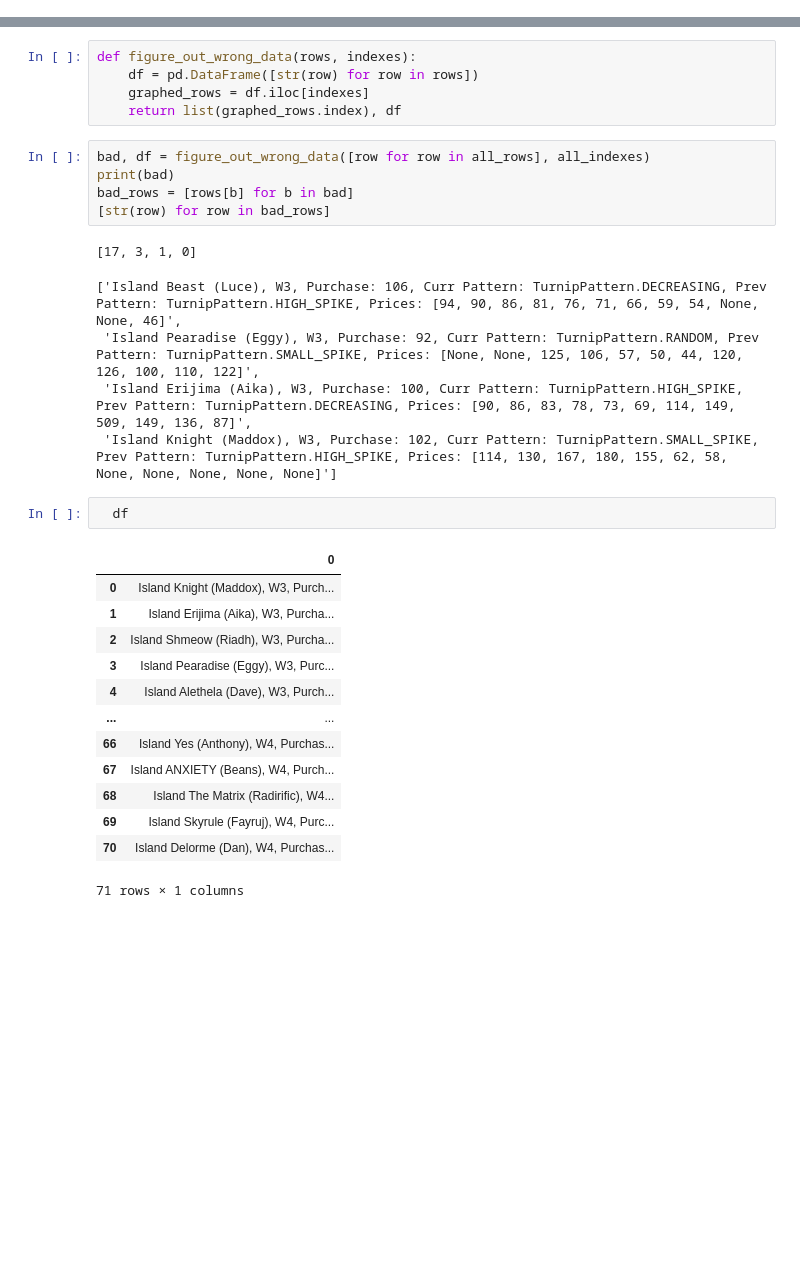
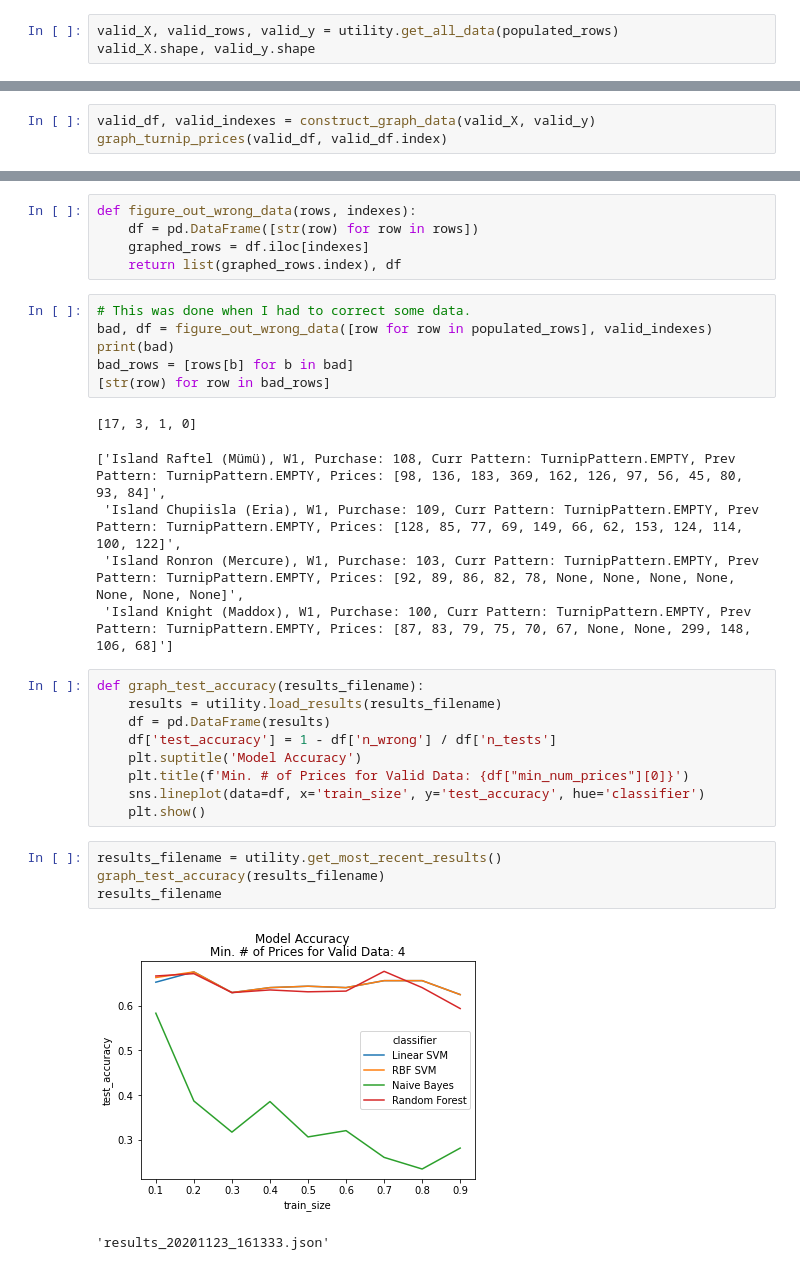
Before and after one commit to Duke02/AnimalCrossing_CS588, a Jupyter notebook: Plotter.ipynb, the cells around one changed output, grey strips where cells are left out. Drawn from its saved outputs; the diff is of its cells as text; blank space fills up the shorter version.

Commit message:
GOT ALL GRAPHS DONE

```diff
--- a/Plotter.ipynb
+++ b/Plotter.ipynb
@@ -16,0 +16,3 @@ all_X.shape, all_y.shape
+# %%
+valid_X, valid_rows, valid_y = utility.get_all_data(populated_rows)
+valid_X.shape, valid_y.shape
@@ -62,0 +59,3 @@ graph_turnip_prices(all_df, all_df.index)
+# %%
+valid_df, valid_indexes = construct_graph_data(valid_X, valid_y)
+graph_turnip_prices(valid_df, valid_df.index)
@@ -66,29 +70,30 @@ def figure_out_wrong_data(rows, indexes):
     graphed_rows = df.iloc[indexes]
     return list(graphed_rows.index), df
 # %%
-bad, df = figure_out_wrong_data([row for row in all_rows], all_indexes)
+# This was done when I had to correct some data.
+bad, df = figure_out_wrong_data([row for row in populated_rows], valid_indexes)
 print(bad)
 bad_rows = [rows[b] for b in bad]
 [str(row) for row in bad_rows]
 # %% [output]
 [17, 3, 1, 0]
-['Island Beast (Luce), W3, Purchase: 106, Curr Pattern: TurnipPattern.DECREASING, Prev Pattern: TurnipPattern.HIGH_SPIKE, Prices: [94, 90, 86, 81, 76, 71, 66, 59, 54, None, None, 46]',
- 'Island Pearadise (Eggy), W3, Purchase: 92, Curr Pattern: TurnipPattern.RANDOM, Prev Pattern: TurnipPattern.SMALL_SPIKE, Prices: [None, None, 125, 106, 57, 50, 44, 120, 126, 100, 110, 122]',
- 'Island Erijima (Aika), W3, Purchase: 100, Curr Pattern: TurnipPattern.HIGH_SPIKE, Prev Pattern: TurnipPattern.DECREASING, Prices: [90, 86, 83, 78, 73, 69, 114, 149, 509, 149, 136, 87]',
- 'Island Knight (Maddox), W3, Purchase: 102, Curr Pattern: TurnipPattern.SMALL_SPIKE, Prev Pattern: TurnipPattern.HIGH_SPIKE, Prices: [114, 130, 167, 180, 155, 62, 58, None, None, None, None, None]']
+['Island Raftel (Mümü), W1, Purchase: 108, Curr Pattern: TurnipPattern.EMPTY, Prev Pattern: TurnipPattern.EMPTY, Prices: [98, 136, 183, 369, 162, 126, 97, 56, 45, 80, 93, 84]',
+ 'Island Chupiisla (Eria), W1, Purchase: 109, Curr Pattern: TurnipPattern.EMPTY, Prev Pattern: TurnipPattern.EMPTY, Prices: [128, 85, 77, 69, 149, 66, 62, 153, 124, 114, 100, 122]',
+ 'Island Ronron (Mercure), W1, Purchase: 103, Curr Pattern: TurnipPattern.EMPTY, Prev Pattern: TurnipPattern.EMPTY, Prices: [92, 89, 86, 82, 78, None, None, None, None, None, None, None]',
+ 'Island Knight (Maddox), W1, Purchase: 100, Curr Pattern: TurnipPattern.EMPTY, Prev Pattern: TurnipPattern.EMPTY, Prices: [87, 83, 79, 75, 70, 67, None, None, 299, 148, 106, 68]']
-# %%
-  df
-# %% [output]
-|  | 0 |
-| 0 | Island Knight (Maddox), W3, Purch... |
-| 1 | Island Erijima (Aika), W3, Purcha... |
-| 2 | Island Shmeow (Riadh), W3, Purcha... |
-| 3 | Island Pearadise (Eggy), W3, Purc... |
-| 4 | Island Alethela (Dave), W3, Purch... |
-| ... | ... |
-| 66 | Island Yes (Anthony), W4, Purchas... |
-| 67 | Island ANXIETY (Beans), W4, Purch... |
-| 68 | Island The Matrix (Radirific), W4... |
-| 69 | Island Skyrule (Fayruj), W4, Purc... |
-| 70 | Island Delorme (Dan), W4, Purchas... |
-71 rows × 1 columns
+# %%
+def graph_test_accuracy(results_filename):
+    results = utility.load_results(results_filename)
+    df = pd.DataFrame(results)
+    df['test_accuracy'] = 1 - df['n_wrong'] / df['n_tests']
+    plt.suptitle('Model Accuracy')
+    plt.title(f'Min. # of Prices for Valid Data: {df["min_num_prices"][0]}')
+    sns.lineplot(data=df, x='train_size', y='test_accuracy', hue='classifier')
+    plt.show()
+# %%
+results_filename = utility.get_most_recent_results()
+graph_test_accuracy(results_filename)
+results_filename
+# %% [output]
+[figure, added]
+'results_20201123_161333.json'
```
Also changed, not shown: parts of 17 cells of this notebook, 2 other files.
